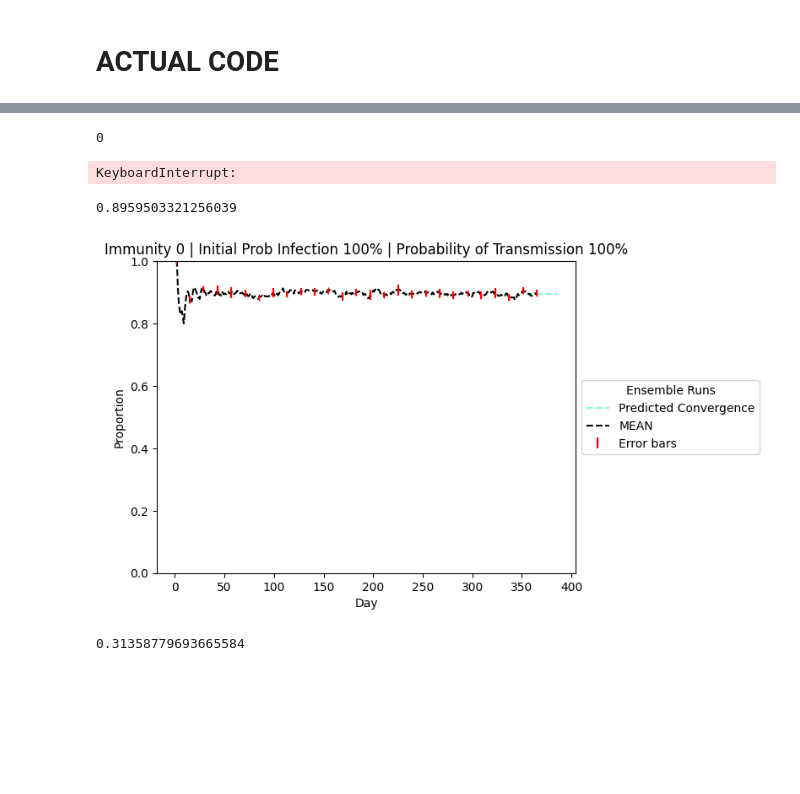
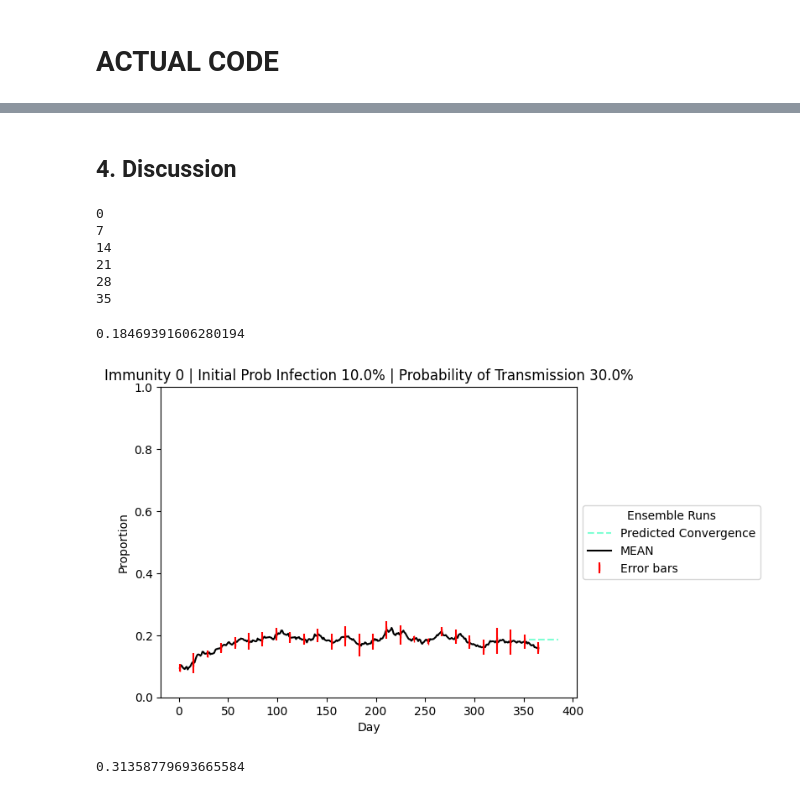
Before and after one commit to ashcansingh/MATH3024-Disease-Model, a Jupyter notebook: Project.ipynb, the cells around one changed output, grey strips where cells are left out. Saved outputs shown, nothing was run; the diff lists cells and outputs as text; code cells hidden in the pictures; blank space fills up the shorter version.

```diff
--- a/Project.ipynb
+++ b/Project.ipynb
@@ -215,7 +226,7 @@ def visualise_grid(infection_mask):
 ### 2.5 Main Control Functions
 The `day` function simulates a single day in the model by calculating the current infection statistics (infected vs. safe individuals) and updating the grid based on the day's dynamics. It generates a visual representation of the grid if `show` is set to `True`, with colours representing the infection status of individuals. Finally, the function returns the proportion of infected individuals in the population.
 # %%
-def day(frame, grid, show = False):
+def day(frame, grid, show = False, ax = None):
     infection_mask = np.zeros((ROWS, COLS), dtype=int)
     safe_count = 0
     infected_count = 0
@@ -440,7 +442,7 @@ def statistics_ensemble(all_results_dict, infection_key, immunity, initial_prob_
 
     plt.hlines(predicted_convergence, xmin = 355, xmax = 385, linestyle = '--', color = 'aquamarine', label = 'Predicted Convergence')
 
-    plt.plot(x, ensemble_mean, label=f'MEAN', linestyle='--', color = 'black')
+    plt.plot(x, ensemble_mean, label=f'MEAN', linestyle='-', color = 'black')
     # plt.fill_between(x, ensemble_mean - ensemble_std, ensemble_mean + ensemble_std, alpha=0.6, color = 'black')
 
     x_err = x[::14]
@@ -470,3 +716,5 @@ grid = np.empty((ROWS, COLS), dtype = object)
+# %% [markdown]
+## 4. Discussion
 # %%
 random.seed(3024)
 ROWS = COLS = 25
@@ -500,12 +748,16 @@ for immunity in immunities:
             infection_count += 1
 # %% [output]
 0
+7
+14
+21
+28
+35
-KeyboardInterrupt:
 # %%
-statistics_ensemble(ensemble_runs, infection_key, 0, 1, 1)
+statistics_ensemble(ensemble_runs, infection_key, 0, 0.1, 0.3)
 # %% [output]
-0.8959503321256039
+0.18469391606280194
-[figure, old version]
+[figure, new version]
 # %%
 perm_entr_values = ordpy.permutation_entropy(ensemble_runs[35][0.1][1][0][0], dx = 7, base = 2, normalized = True)
 perm_entr_values
```
Also changed, not shown: parts of 19 cells of this notebook.
